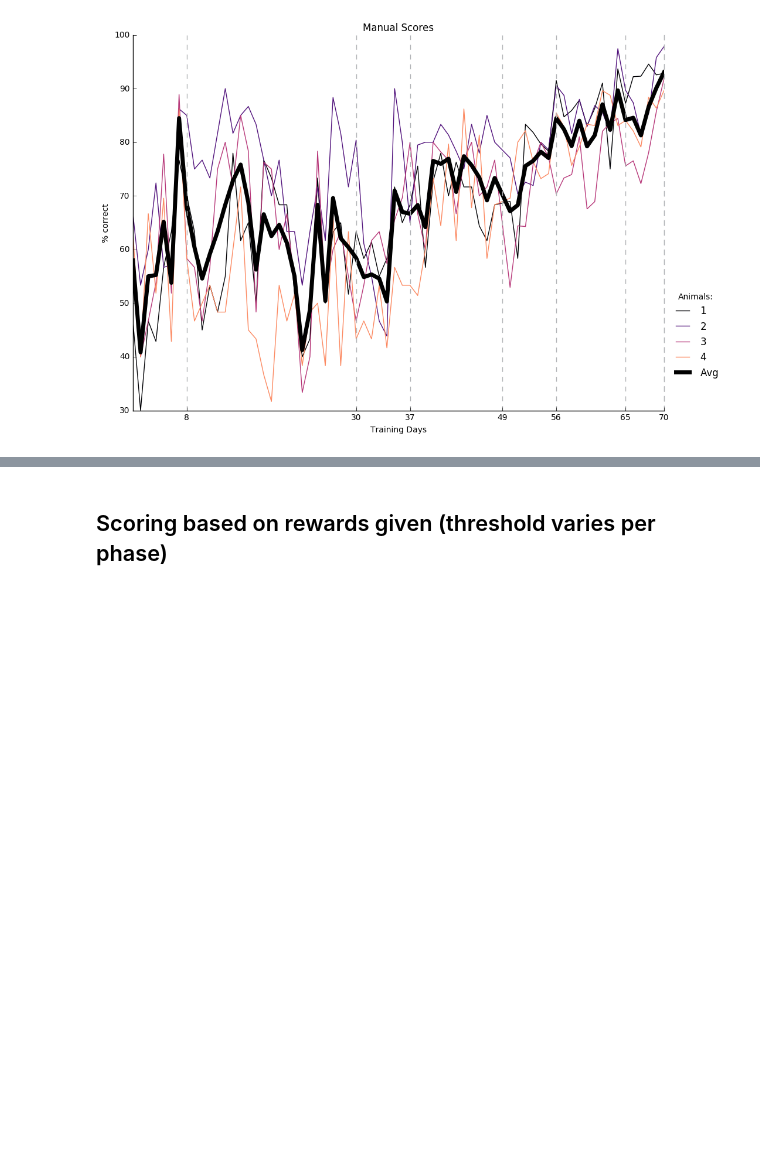
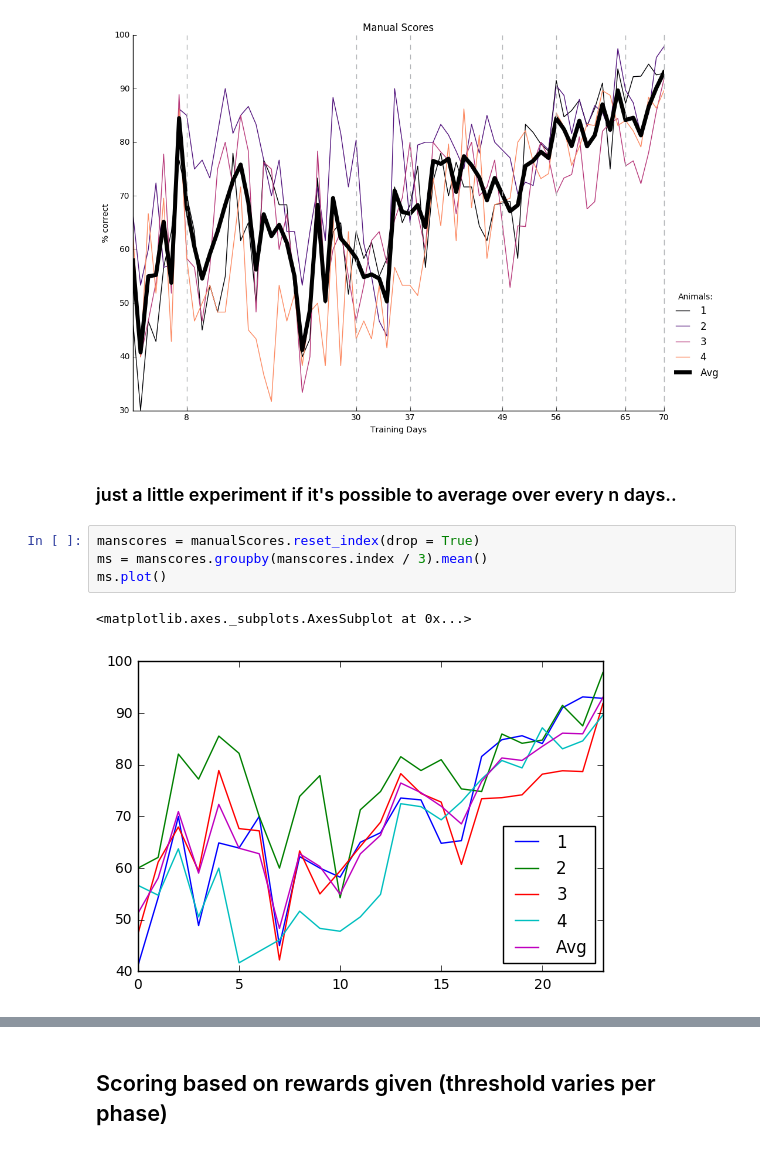
Before and after one commit to estherholleman/An-incremental-training-method-with-automated-extendable-maze-for-training-spatial-behavioral-tasks, a Jupyter notebook: Comparison of Scoring Methods.ipynb, the cells around one changed output, grey strips where cells are left out. Drawn from its saved outputs; the diff is of its cells as text; blank space fills up the shorter version.

```diff
--- a/Comparison of Scoring Methods.ipynb
+++ b/Comparison of Scoring Methods.ipynb
@@ -36,3 +36,12 @@ manualScores = manualScoring(Mdat)
 plotIt(manualScores, title = "Manual Scores", ylabel = "% correct", Phase = False, Norm = False)
 # %% [output]
 [figure]
+# %% [markdown]
+### just a little experiment if it's possible to average over every n days..
+# %%
+manscores = manualScores.reset_index(drop = True)
+ms = manscores.groupby(manscores.index / 3).mean()
+ms.plot()
+# %% [output]
+<matplotlib.axes._subplots.AxesSubplot at 0x...>
+[figure, added]
```
Also changed, not shown: parts of 10 cells of this notebook, 1 other file.
